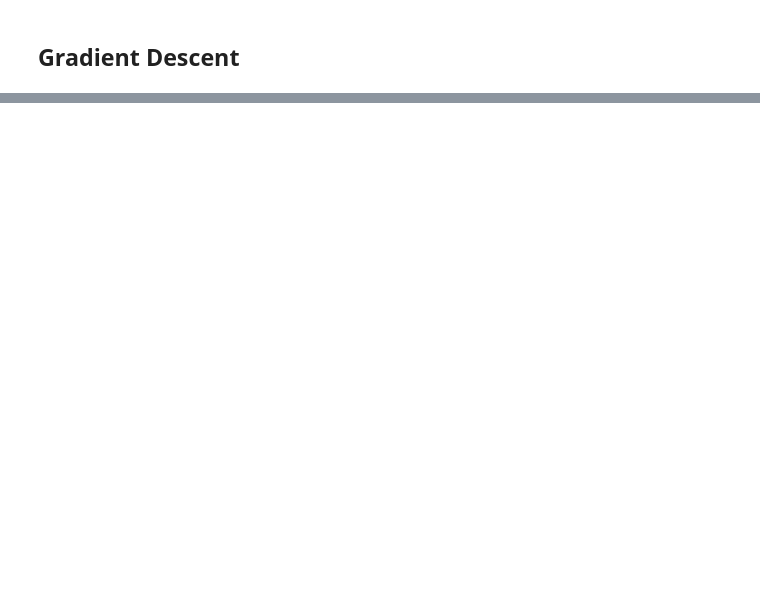
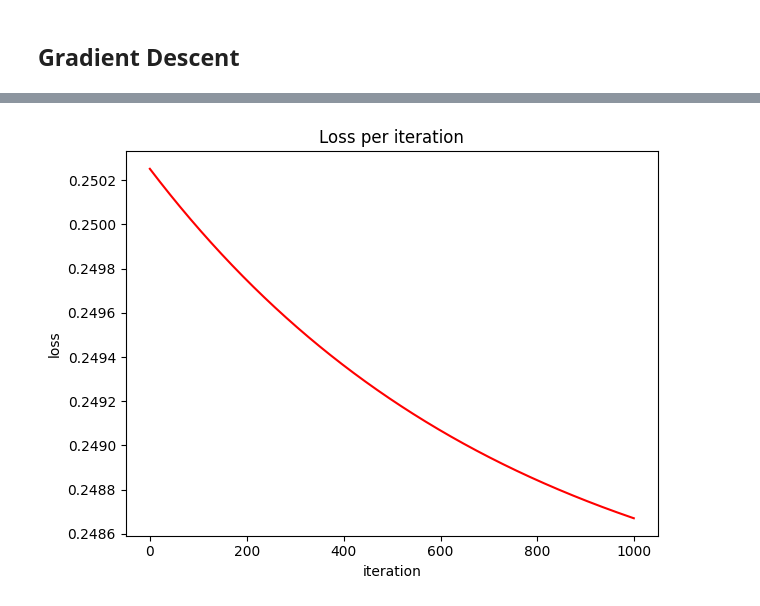
Before and after one commit to boemer00/deep_learning, a Jupyter notebook: reinforcement-learning/01_warmup.ipynb, the cells around one changed output, grey strips where cells are left out. Cells and saved outputs as stored; diff of their text form; code cells hidden in the pictures; blank space fills up the shorter version.

```diff
--- a/reinforcement-learning/01_warmup.ipynb
+++ b/reinforcement-learning/01_warmup.ipynb
@@ -28,6 +37,8 @@ theta = np.array([0, 0], dtype=float)
 learning_rate = 0.01
 steps = 1000
 # %%
+loss = []
+
 for i in range(steps):
     # calculate predictions
     pred = theta[0] + theta[1] * X
@@ -35,6 +46,9 @@ for i in range(steps):
     # calculate errors
     errors = pred - y_noisy
 
+    # mse and append to the loss list
+    loss.append(np.mean(errors ** 2))
+
     # update coefficients using the gradients
     gradient = np.array([np.mean(errors), np.mean(errors * X)])
     theta -= learning_rate * gradient
@@ -46,0 +61,8 @@ Optimised theta1: 1.8090382465443426
+# %%
+plt.plot(range(len(loss)), loss, color='red')
+plt.title('Loss per iteration')
+plt.xlabel('iteration')
+plt.ylabel('loss')
+plt.tight_layout();
+# %% [output]
+[figure, added]
```
Also changed, not shown: parts of 2 cells of this notebook.
